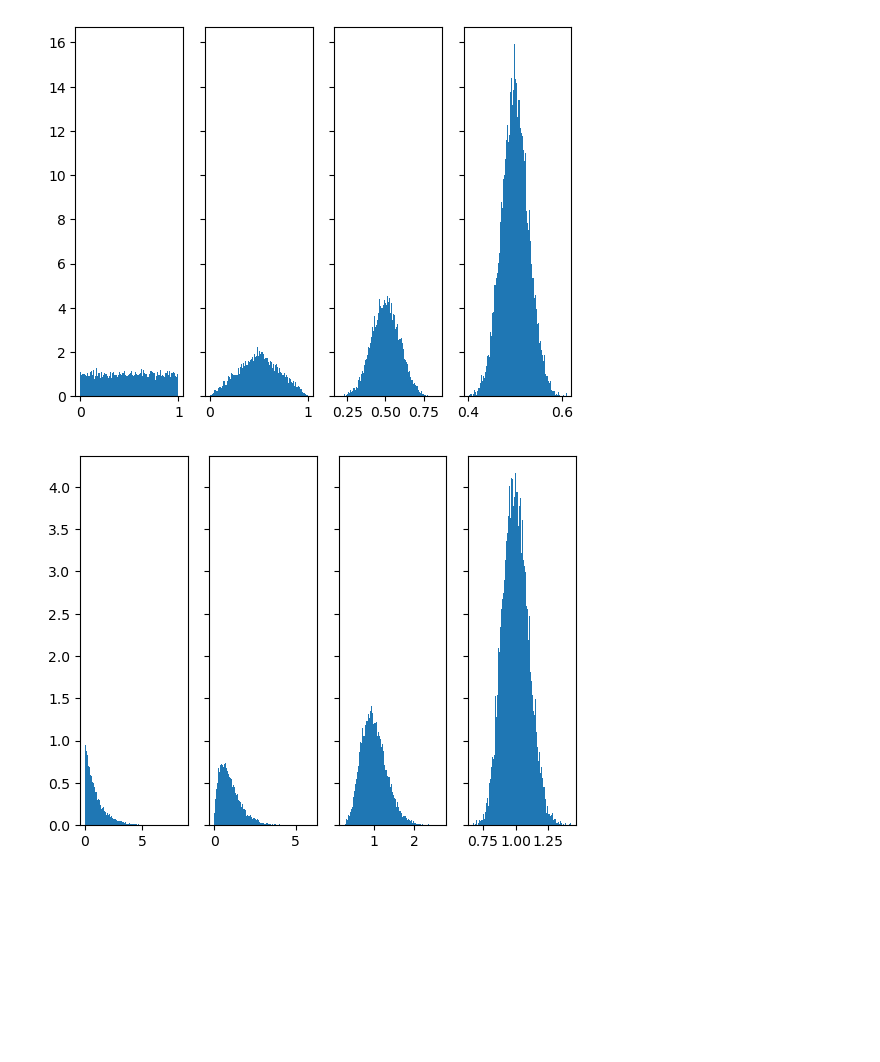
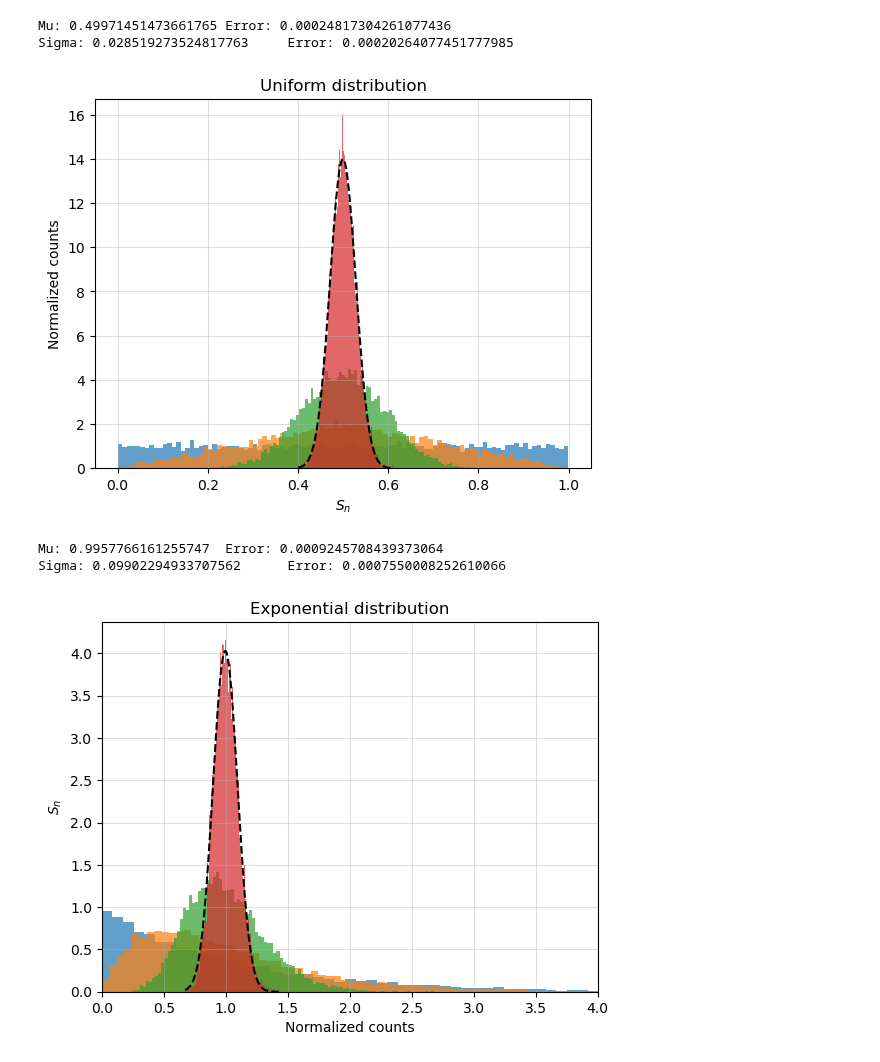
Before and after one commit to YggdrasilUrthr/NSL, a Jupyter notebook: Lab1/Ex1.ipynb, the cells around one changed output. Saved outputs shown, nothing was run; the diff lists cells and outputs as text; code cells hidden in the pictures; blank space fills up the shorter version.

```diff
--- a/Lab1/Ex1.ipynb
+++ b/Lab1/Ex1.ipynb
@@ -35,4 +57,0 @@ plt.show()
-# %%
-def param_chi(x, a):
-
-    return a * ss.chi2.pdf(x, df=100)
@@ -39,2 +70,6 @@ def param_chi(x, a):
+# %%
+def param_chi(x, k):
+
+    return ss.chi2.pdf(x, df=k)
 # %%
 idx, chi = np.loadtxt(csv_path + "Ex1_1_3.csv", delimiter=',', usecols=(0, 1), unpack=True)
@@ -55,24 +122,69 @@ Average Chi2: 99.5756
+# %%
+def param_gauss(x, m, s):
+
+    return ss.norm.pdf(x, loc = m, scale = s)
+
+def param_cl(x, m, g):
+
+    return ss.cauchy.pdf(x, m, g)
 # %%
 lin_data = np.loadtxt(csv_path + "Ex1_2_lin.csv", delimiter=',')
 
-fig, axs = plt.subplots(1, 4, sharey='row')
-
 for i in range(0, 4):
 
-    counts, bins = np.histogram(lin_data[:,i],100, density=True)
-    axs[i].hist(bins[:-1], bins, weights=counts)
+    counts, bins = np.histogram(lin_data[:,i], 100, density=True)
+    plt.hist(bins[:-1], bins, weights = counts, alpha = 0.7)
+
+    if i == 3:
+
+        bins_fit = bins[:-1] + (bins[1] - bins[0]) / 2
+        popt, pcov = so.curve_fit(param_gauss, bins_fit, counts)
+        pstd = np.sqrt(np.diag(pcov))
+
+        x_fit = np.linspace(bins[0], bins[-1], 100)
+        plt.plot(x_fit, param_gauss(x_fit, popt[0], popt[1]), color = 'black', linestyle = '--')
+
+        print("Mu: {}\tError: {}".format(popt[0], pstd[0]))
+        print("Sigma: {}\tError: {}".format(popt[1], pstd[1]))
+
+plt.xlabel(r"$S_n$")
+plt.ylabel("Normalized counts")
+plt.title("Uniform distribution")
+plt.grid(alpha = 0.4)
+plt.show()
 # %% [output]
+Mu: 0.49971451473661765 Error: 0.00024817304261077436
+Sigma: 0.028519273524817763     Error: 0.00020264077451777985
-[figure, old version]
+[figure, new version]
 # %%
 exp_data = np.loadtxt(csv_path + "Ex1_2_exp.csv", delimiter=',')
 
-fig, axs = plt.subplots(1, 4, sharey='row')
-
 for i in range(0, 4):
 
-    counts, bins = np.histogram(exp_data[:,i],100, density=True)
-    axs[i].hist(bins[:-1], bins, weights=counts)
+    counts, bins = np.histogram(exp_data[:,i], 100, density=True)
+    plt.hist(bins[:-1], bins, weights = counts, alpha = 0.7)
+
+    if i == 3:
+
+        bins_fit = bins[:-1] + (bins[1] - bins[0]) / 2
+        popt, pcov = so.curve_fit(param_gauss, bins_fit, counts)
+        pstd = np.sqrt(np.diag(pcov))
+
+        x_fit = np.linspace(bins[0], bins[-1], 100)
+        plt.plot(x_fit, param_gauss(x_fit, popt[0], popt[1]), color = 'black', linestyle = '--')
+
+        print("Mu: {}\tError: {}".format(popt[0], pstd[0]))
+        print("Sigma: {}\tError: {}".format(popt[1], pstd[1]))
+
+plt.xlim(right = 4, left = 0)
+plt.xlabel(r"$S_n$")
+plt.ylabel("Normalized counts")
+plt.title("Exponential distribution")
+plt.grid(alpha = 0.4)
+plt.show()
 # %% [output]
+Mu: 0.9957766161255747  Error: 0.0009245708439373064
+Sigma: 0.09902294933707562      Error: 0.0007550008252610066
-[figure, old version]
+[figure, new version]
 # %%
 cl_data = np.loadtxt(csv_path + "Ex1_2_cl.csv", delimiter=',')
```
Also changed, not shown: parts of 24 cells of this notebook, 4 other files.
